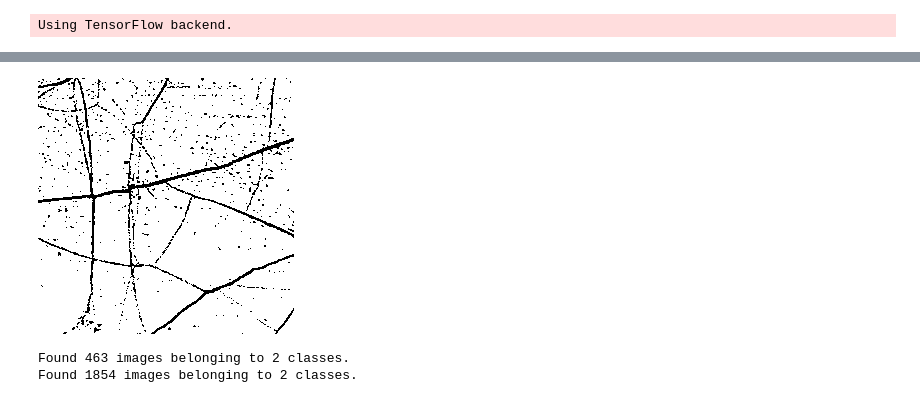
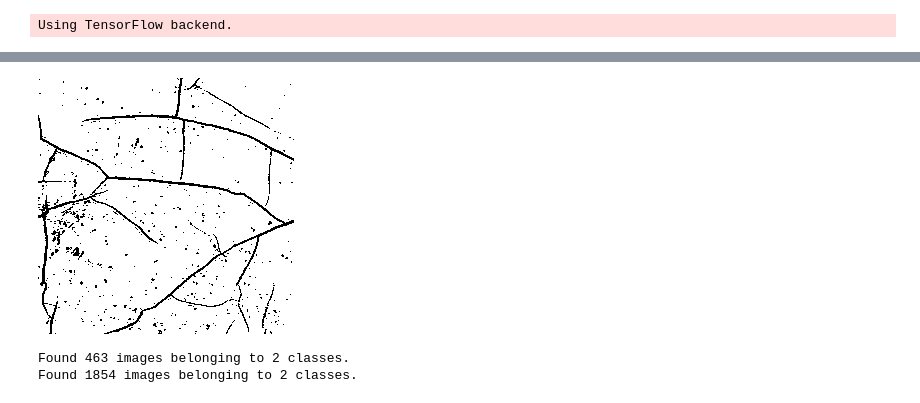
Before and after one commit to seoho926/art-forgery-craquelure, a Jupyter notebook: data_bw_preprocessing.ipynb, the cells around one changed output, grey strips where cells are left out. Cells and saved outputs as stored; diff of their text form; code cells hidden in the pictures.

Commit message:
preprocessed Dutch train images until number 21 in list

```diff
--- a/data_bw_preprocessing.ipynb
+++ b/data_bw_preprocessing.ipynb
@@ -68,7 +68,7 @@ bwimage.save('data/bwcracks/train/Dutch/Dutch1,218.png')
 # %%
-Image.open('data/bwcracks/train/Dutch/Dutch1,200.png')
+Image.open('data/bwcracks/train/Dutch/Dutch172.png')
 # %% [output]
-[figure, old version]
+[figure, new version]
 # %%
 # Directory path
 train_data_dir = 'data/Cracks/train'
```
Also changed, not shown: parts of 3 cells of this notebook.
